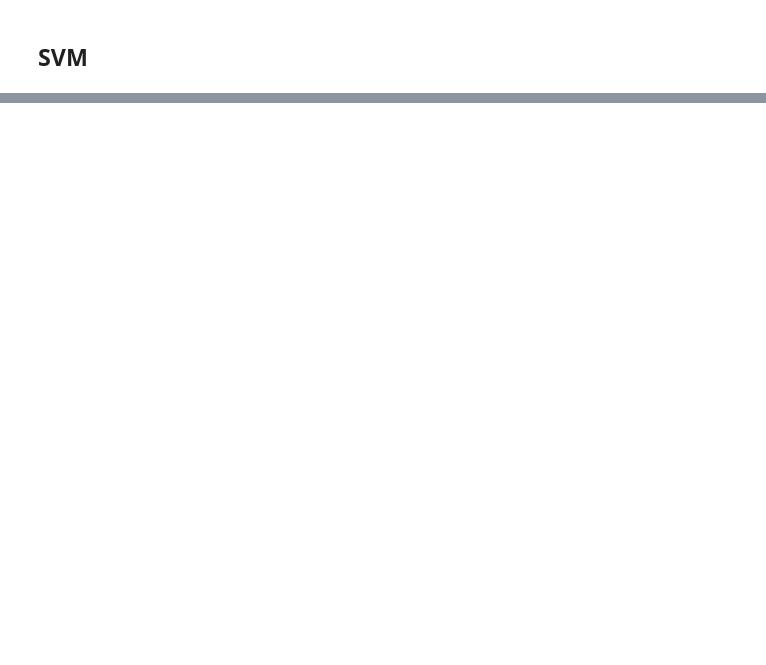
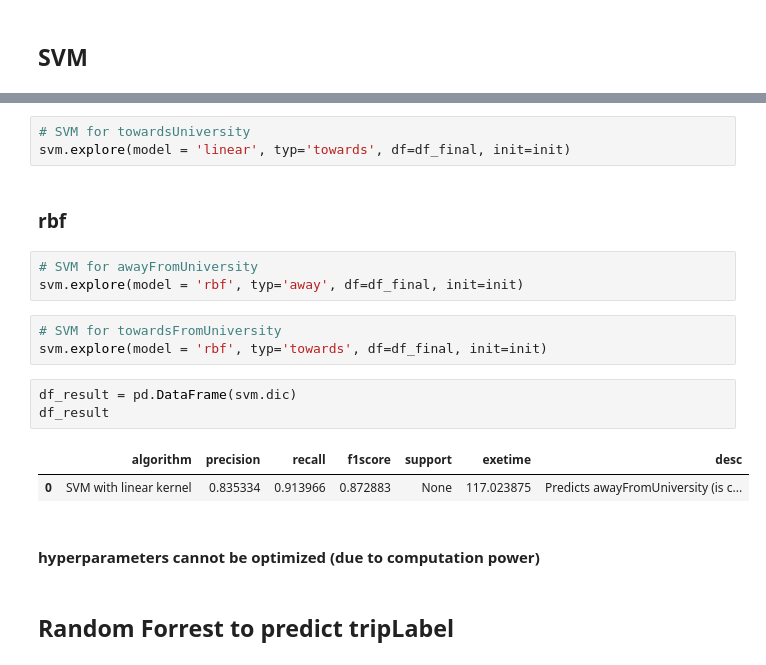
Before and after one commit to ey96/DataScienceBikesharing, a Jupyter notebook: notebooks/Task 3 - Prediction.ipynb, the cells around one changed output, grey strips where cells are left out. Drawn from its saved outputs; the diff is of its cells as text; blank space fills up the shorter version.

Commit message:
- adjust svm-model

```diff
--- a/notebooks/Task 3 - Prediction.ipynb
+++ b/notebooks/Task 3 - Prediction.ipynb
@@ -298,0 +316,21 @@ df_result
+# %%
+# SVM for towardsUniversity
+svm.explore(model = 'linear', typ='towards', df=df_final, init=init)
+# %% [markdown]
+### rbf
+# %%
+# SVM for awayFromUniversity
+svm.explore(model = 'rbf', typ='away', df=df_final, init=init)
+# %%
+# SVM for towardsFromUniversity
+svm.explore(model = 'rbf', typ='towards', df=df_final, init=init)
+# %%
+df_result = pd.DataFrame(svm.dic)
+df_result
+# %% [output]
+|  | algorithm | precision | recall | f1score | support | exetime | desc |
+| 0 | SVM with linear kernel | 0.835334 | 0.913966 | 0.872883 | None | 117.023875 | Predicts awayFromUniversity (is c... |
+# %% [markdown]
+#### hyperparameters cannot be optimized (due to computation power)
+# %% [markdown]
+## Random Forrest to predict tripLabel
```
Also changed, not shown: parts of 4 cells of this notebook, 1 other file.
